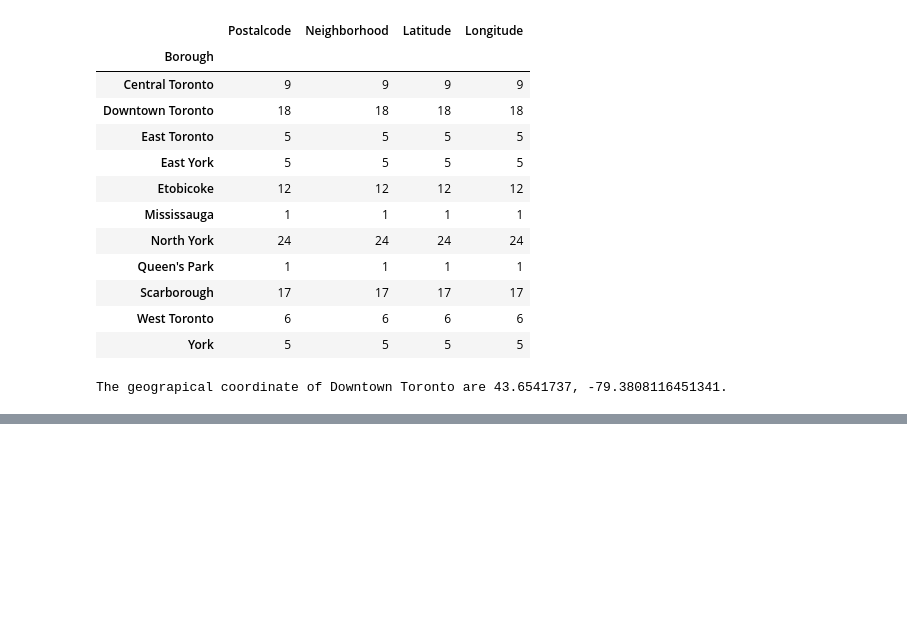
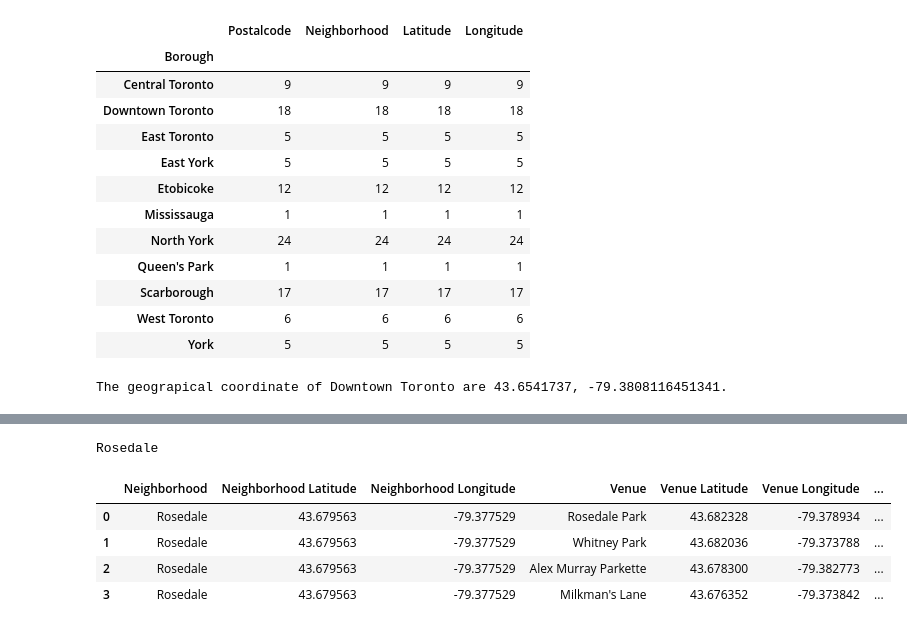
Before and after one commit to vtrox/Coursera_Capstone, a Jupyter notebook: _w3_3_.ipynb, the cells around one changed output, grey strips where cells are left out. Cells and saved outputs as stored; diff of their text form; code cells hidden in the pictures; blank space fills up the shorter version.

```diff
--- a/_w3_3_.ipynb
+++ b/_w3_3_.ipynb
@@ -157,0 +159,13 @@ def getNearbyVenues(names, latitudes, longitudes, radius=500):
+# %%
+Downtown_Toronto_venues = getNearbyVenues(names=Downtown_Toronto['Neighborhood'],
+                                   latitudes=Downtown_Toronto['Latitude'],
+                                   longitudes=Downtown_Toronto['Longitude']
+                                  )
+Downtown_Toronto_venues
+# %% [output]
+Rosedale
+|  | Neighborhood | Neighborhood Latitude | Neighborhood Longitude | Venue | Venue Latitude | Venue Longitude | ... |
+| 0 | Rosedale | 43.679563 | -79.377529 | Rosedale Park | 43.682328 | -79.378934 | ... |
+| 1 | Rosedale | 43.679563 | -79.377529 | Whitney Park | 43.682036 | -79.373788 | ... |
+| 2 | Rosedale | 43.679563 | -79.377529 | Alex Murray Parkette | 43.678300 | -79.382773 | ... |
+| 3 | Rosedale | 43.679563 | -79.377529 | Milkman's Lane | 43.676352 | -79.373842 | ... |
```
Also changed, not shown: parts of 4 cells of this notebook.
